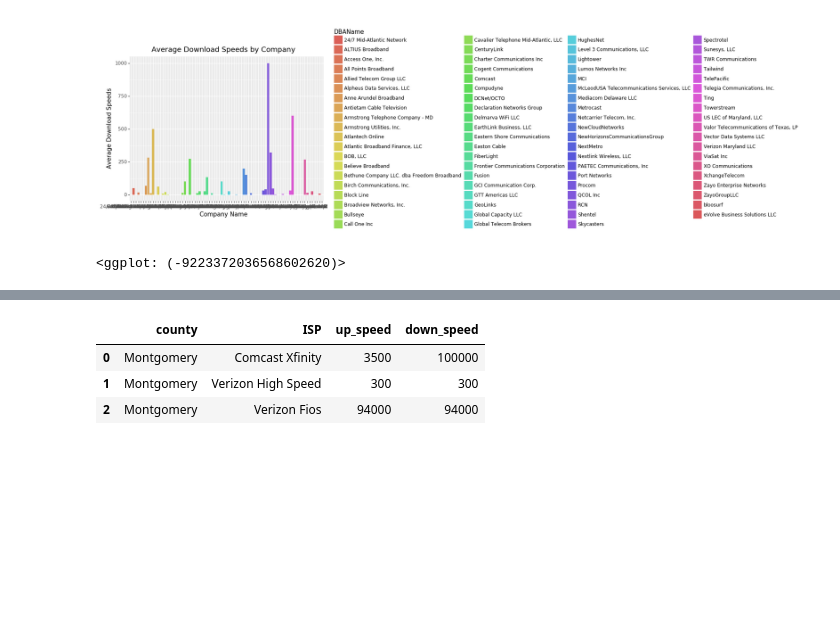
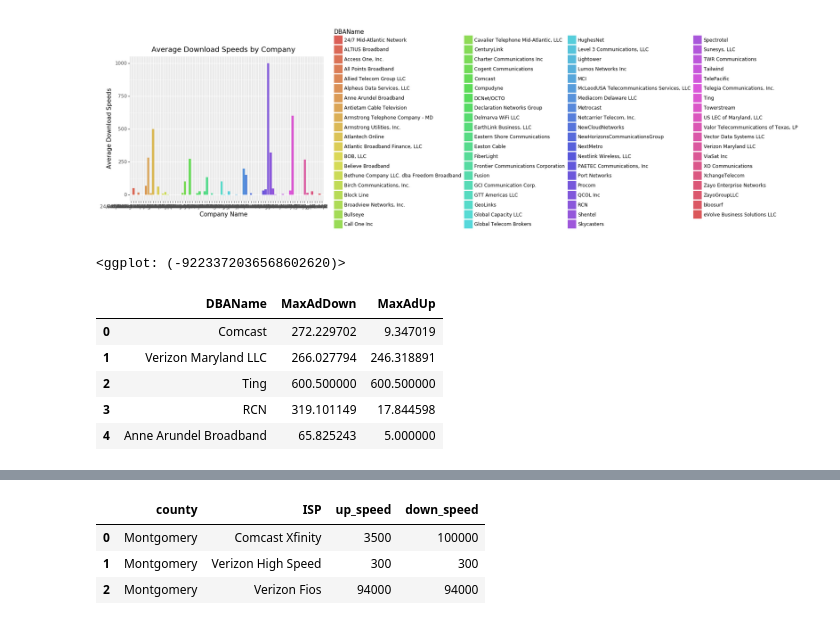
Before and after one commit to colinsully1/447-Project, a Jupyter notebook: 447 Project - Internet Speeds.ipynb, the cells around one changed output, grey strips where cells are left out. Saved outputs shown, nothing was run; the diff lists cells and outputs as text; code cells hidden in the pictures; blank space fills up the shorter version.

```diff
--- a/447 Project - Internet Speeds.ipynb
+++ b/447 Project - Internet Speeds.ipynb
@@ -175,0 +175,9 @@ advertised['MaxAdUp'].mean()
+# %%
+advertised_filtered
+# %% [output]
+|  | DBAName | MaxAdDown | MaxAdUp |
+| 0 | Comcast | 272.229702 | 9.347019 |
+| 1 | Verizon Maryland LLC | 266.027794 | 246.318891 |
+| 2 | Ting | 600.500000 | 600.500000 |
+| 3 | RCN | 319.101149 | 17.844598 |
+| 4 | Anne Arundel Broadband | 65.825243 | 5.000000 |
```
Also changed, not shown: parts of 6 cells of this notebook.
